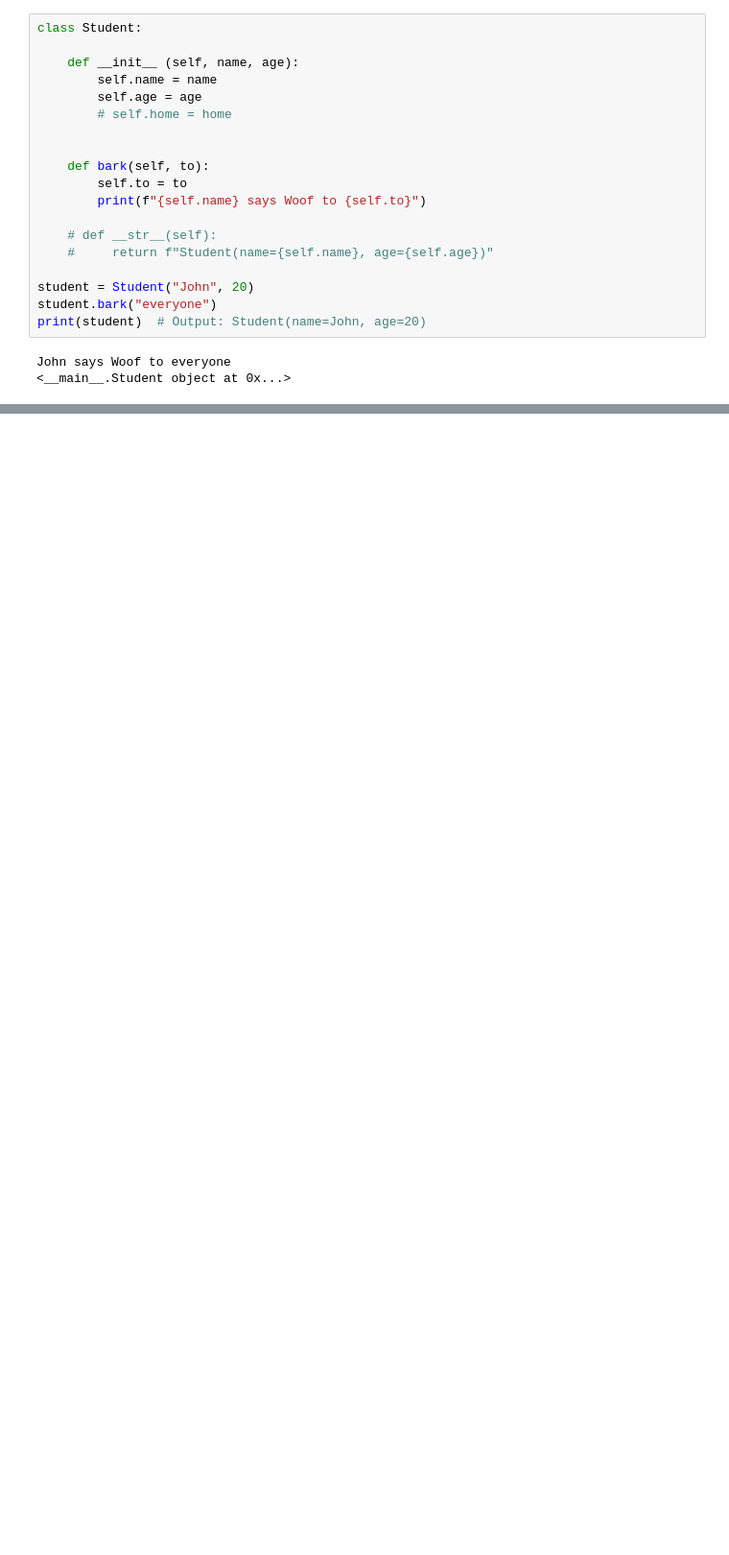
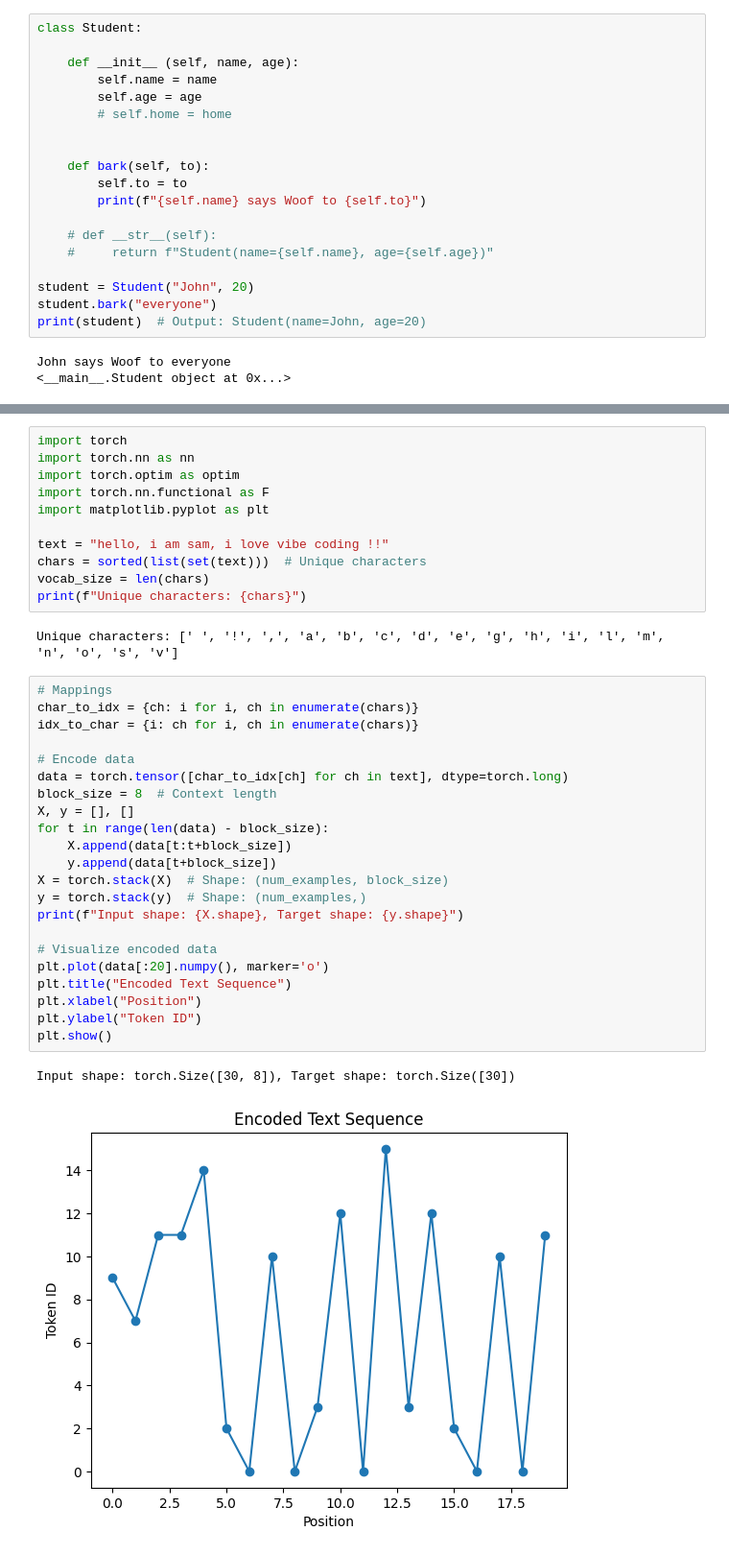
Before and after one commit to paudelsamir/365DaysOfData, a Jupyter notebook: 11-Foundations-Of-LLMS/GPT-From-Scratch/demo.ipynb, the cells around one changed output, grey strips where cells are left out. Shown at 96% size. Saved outputs shown, nothing was run; the diff lists cells and outputs as text; blank space fills up the shorter version.

```diff
--- a/11-Foundations-Of-LLMS/GPT-From-Scratch/demo.ipynb
+++ b/11-Foundations-Of-LLMS/GPT-From-Scratch/demo.ipynb
@@ -126,0 +167,38 @@ Are outputs equal? True
+# %%
+import torch
+import torch.nn as nn
+import torch.optim as optim
+import torch.nn.functional as F
+import matplotlib.pyplot as plt
+
+text = "hello, i am sam, i love vibe coding !!"
+chars = sorted(list(set(text)))  # Unique characters
+vocab_size = len(chars)
+print(f"Unique characters: {chars}")
+# %% [output]
+Unique characters: [' ', '!', ',', 'a', 'b', 'c', 'd', 'e', 'g', 'h', 'i', 'l', 'm', 'n', 'o', 's', 'v']
+# %%
+# Mappings
+char_to_idx = {ch: i for i, ch in enumerate(chars)}
+idx_to_char = {i: ch for i, ch in enumerate(chars)}
+
+# Encode data
+data = torch.tensor([char_to_idx[ch] for ch in text], dtype=torch.long)
+block_size = 8  # Context length
+X, y = [], []
+for t in range(len(data) - block_size):
+    X.append(data[t:t+block_size])
+    y.append(data[t+block_size])
+X = torch.stack(X)  # Shape: (num_examples, block_size)
+y = torch.stack(y)  # Shape: (num_examples,)
+print(f"Input shape: {X.shape}, Target shape: {y.shape}")
+
+# Visualize encoded data
+plt.plot(data[:20].numpy(), marker='o')
+plt.title("Encoded Text Sequence")
+plt.xlabel("Position")
+plt.ylabel("Token ID")
+plt.show()
+# %% [output]
+Input shape: torch.Size([30, 8]), Target shape: torch.Size([30])
+[figure, added]
```
Also changed, not shown: parts of 25 cells of this notebook.
